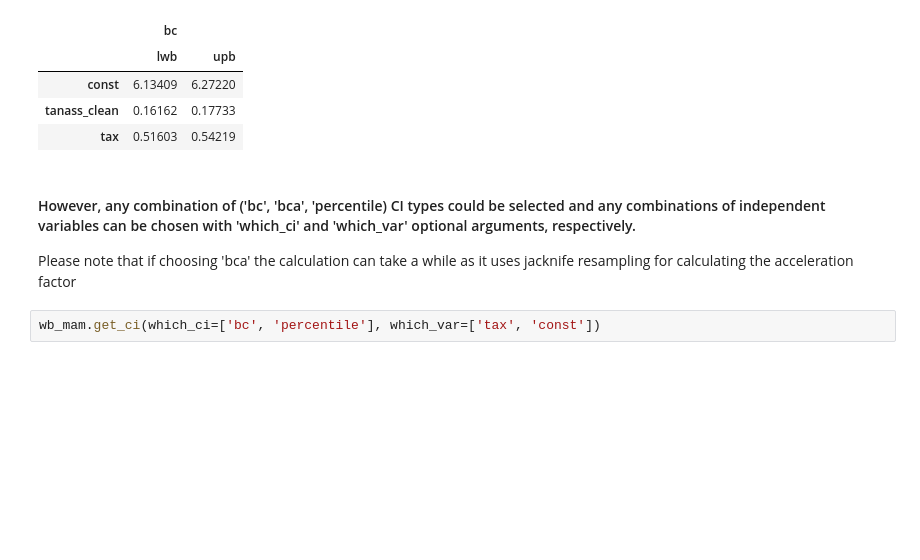
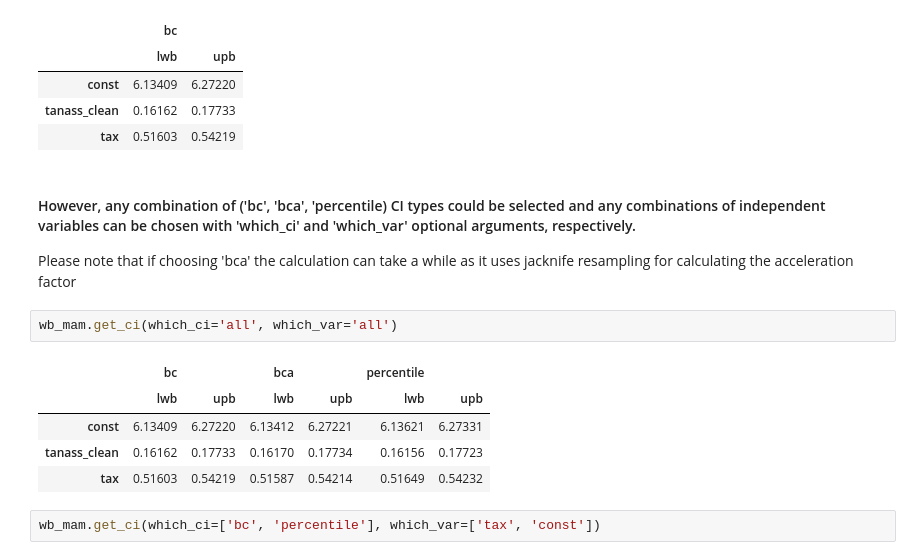
Before and after one commit to pvh95/ols_bootstrap, a Jupyter notebook: demonstration.ipynb, the cells around one changed output. Cells and saved outputs as stored; diff of their text form; blank space fills up the shorter version.

```diff
--- a/demonstration.ipynb
+++ b/demonstration.ipynb
@@ -223,6 +223,14 @@ wb_mam.get_ci()
 #### However, any combination of ('bc', 'bca', 'percentile) CI types could be selected and any combinations of independent variables can be chosen with 'which_ci' and 'which_var' optional arguments, respectively.
 
 Please note that if choosing 'bca' the calculation can take a while as it uses jacknife resampling for calculating the acceleration factor
+# %%
+wb_mam.get_ci(which_ci='all', which_var='all')
+# %% [output]
+|  | bc |  | bca |  | percentile |  |
+|  | lwb | upb | lwb | upb | lwb | upb |
+| const | 6.13409 | 6.27220 | 6.13412 | 6.27221 | 6.13621 | 6.27331 |
+| tanass_clean | 0.16162 | 0.17733 | 0.16170 | 0.17734 | 0.16156 | 0.17723 |
+| tax | 0.51603 | 0.54219 | 0.51587 | 0.54214 | 0.51649 | 0.54232 |
 # %%
 wb_mam.get_ci(which_ci=['bc', 'percentile'], which_var=['tax', 'const'])
 # %% [output]
```
Also changed, not shown: parts of 3 cells of this notebook, 1 other file.
